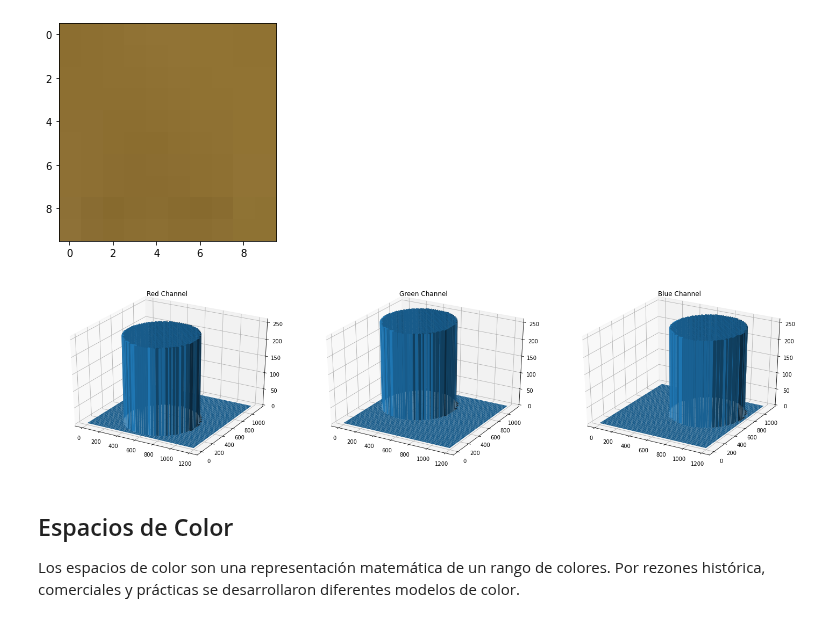
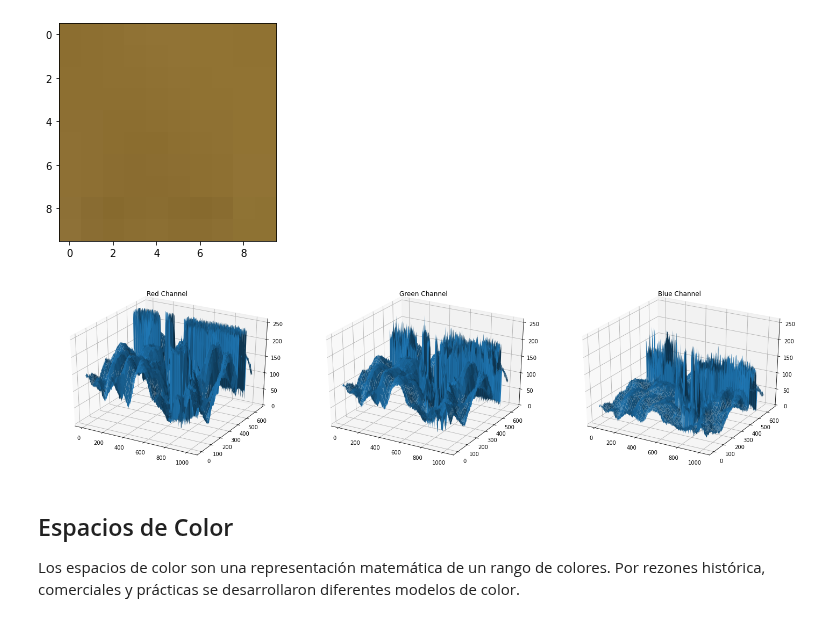
Before and after one commit to UN-GCPDS/Procesamiento-Digital-De-Imagenes, a Jupyter notebook: 2-ConceptosBasicosDeImagenes/2-RepresentacionDeImagenesEnComputador.ipynb, the cells around one changed output. Drawn from its saved outputs; the diff is of its cells as text; code cells hidden in the pictures.

```diff
--- a/2-ConceptosBasicosDeImagenes/2-RepresentacionDeImagenesEnComputador.ipynb
+++ b/2-ConceptosBasicosDeImagenes/2-RepresentacionDeImagenesEnComputador.ipynb
@@ -97,31 +97,29 @@ plt.imshow(img[:10,:10,:])
 # %%
 from matplotlib import cm
 import numpy as np
-
-img = load_image('./rgb.png')
 
 fig, ax = plt.subplots(1,3,subplot_kw={"projection": "3d"},figsize=(20,5))
 
 X = np.arange(img.shape[1])
 Y = np.arange(img.shape[0])
 X, Y = np.meshgrid(X, Y)
 
 Z = img[...,0]
 surf = ax[0].plot_surface(X, Y, Z,vmin=0,vmax=255)
 ax[0].set_title('Red Channel')
 
 Z = img[...,1]
 surf = ax[1].plot_surface(X, Y, Z,vmin=0,vmax=255)
 ax[1].set_title('Green Channel')
 
 Z = img[...,2]
 surf = ax[2].plot_surface(X, Y, Z,vmin=0,vmax=255)
 ax[2].set_title('Blue Channel')
 
 plt.tight_layout()
 plt.show()
 # %% [output]
-[figure, old version]
+[figure, new version]
 # %% [markdown]
 ## Espacios de Color
 
```
Also changed, not shown: parts of 2 cells of this notebook.
